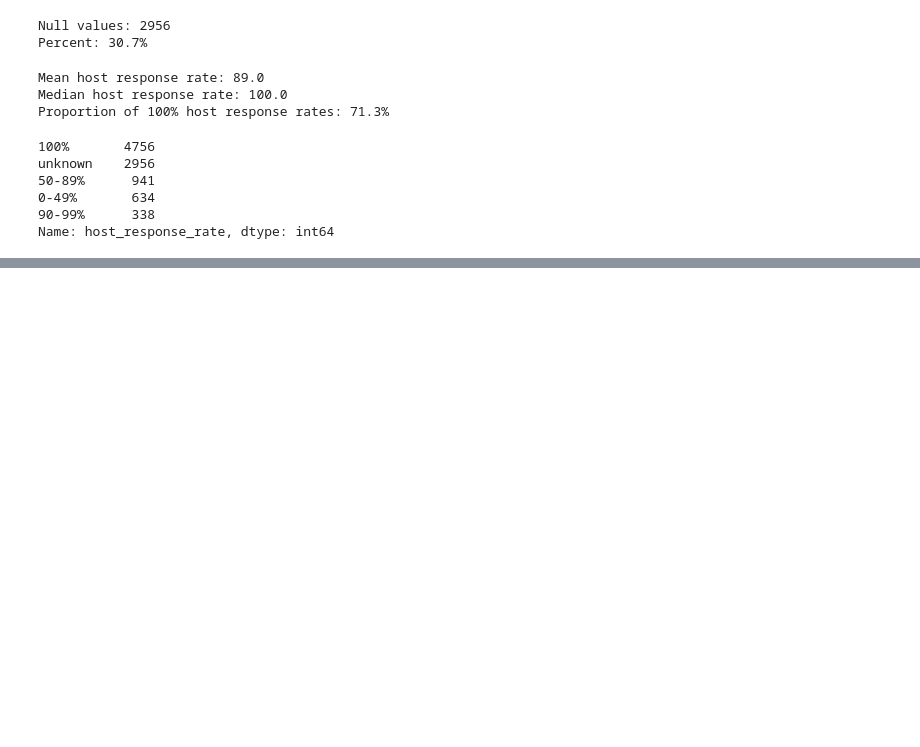
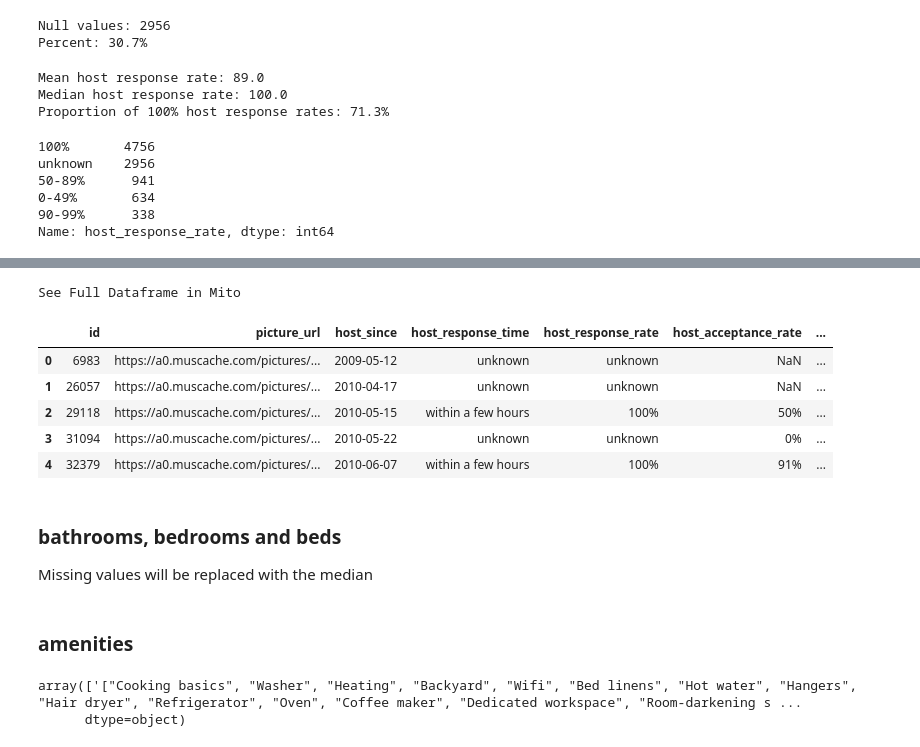
Before and after one commit to bme3412/Python, a Jupyter notebook: Projects/Airbnb/AirBnb example.ipynb, the cells around one changed output, grey strips where cells are left out. Drawn from its saved outputs; the diff is of its cells as text; code cells hidden in the pictures; blank space fills up the shorter version.

```diff
--- a/Projects/Airbnb/AirBnb example.ipynb
+++ b/Projects/Airbnb/AirBnb example.ipynb
@@ -245,0 +275,31 @@ Name: host_response_rate, dtype: int64
+# %%
+# use a dictioanry to replace categories into home or apartment
+df.property_type.replace({
+    'Entire rental unit': 'Apartment',
+    'Entire condominium (condo)': 'Apartment',
+    'Private room in rental unit': 'Apartment (room)',
+    'Entire residential home': 'Home',
+    'Entire serviced apartment': 'Apartment',
+    'Entire townhouse': 'Home',
+    'Private room in condominium (condo)': 'Apartment (room)',
+    'Private room in residential home': 'Home (room)',
+    'Entire loft': 'Home',
+    'Entire villa': 'Home'
+    'Private room in townhouse' 'Home (room)',
+    'Private room in villa': 'Home (room)'
+}, inplace = True)
+# %%
+# replace other categories with other
+df.loc[~df.property_type.isin(['Home', 'Apartment', 'Home (room)', 'Apartment (room)']), 'property_type'] = 'Other'
+df.head()
+# %% [output]
+See Full Dataframe in Mito
+|  | id | picture_url | host_since | host_response_time | host_response_rate | host_acceptance_rate | ... |
+| 0 | 6983 | https://a0.muscache.com/pictures/... | 2009-05-12 | unknown | unknown | NaN | ... |
+| 1 | 26057 | https://a0.muscache.com/pictures/... | 2010-04-17 | unknown | unknown | NaN | ... |
+| 2 | 29118 | https://a0.muscache.com/pictures/... | 2010-05-15 | within a few hours | 100% | 50% | ... |
+| 3 | 31094 | https://a0.muscache.com/pictures/... | 2010-05-22 | unknown | unknown | 0% | ... |
+| 4 | 32379 | https://a0.muscache.com/pictures/... | 2010-06-07 | within a few hours | 100% | 91% | ... |
+# %% [markdown]
+### bathrooms, bedrooms and beds
+Missing values will be replaced with the median
@@ -245,0 +309,8 @@ Name: host_response_rate, dtype: int64
+# %% [markdown]
+### amenities
+# %%
+# example of amenities listed
+df.amenities[:1].values
+# %% [output]
+array(['["Cooking basics", "Washer", "Heating", "Backyard", "Wifi", "Bed linens", "Hot water", "Hangers", "Hair dryer", "Refrigerator", "Oven", "Coffee maker", "Dedicated workspace", "Room-darkening s ...
+      dtype=object)
```
Also changed, not shown: parts of 6 cells of this notebook.
